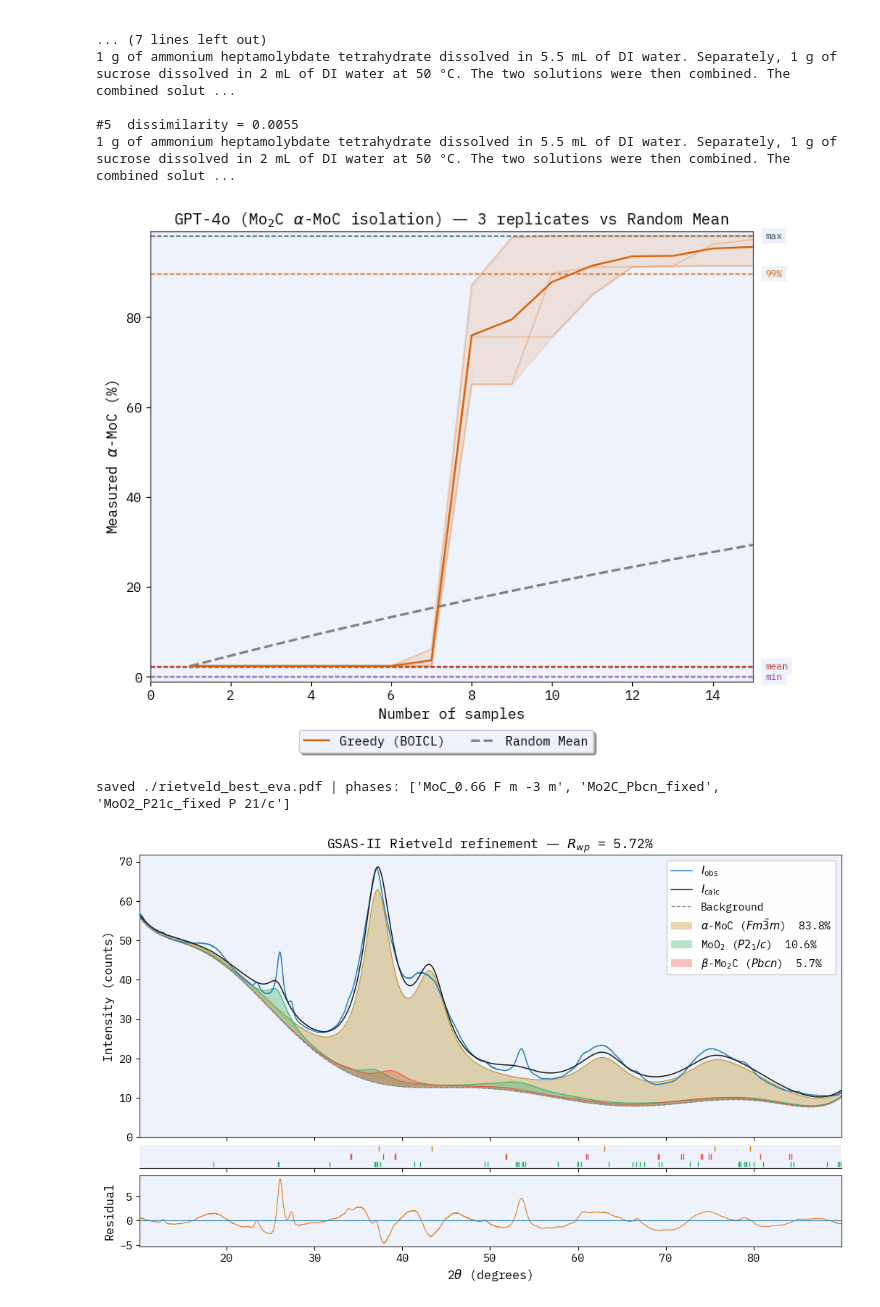
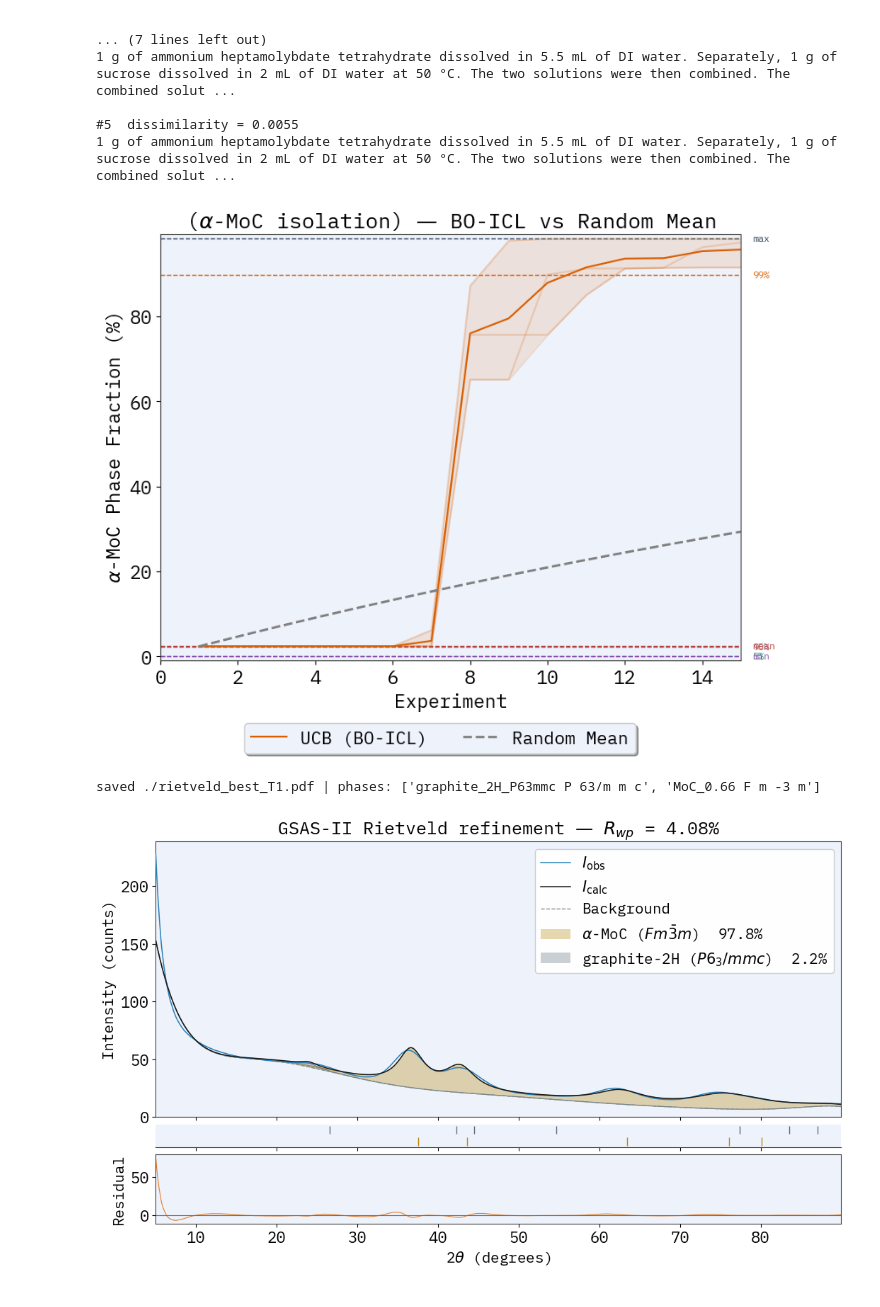
Before and after one commit to The-Porosoff-Group/boicl_crystal_phase_isolation, a Jupyter notebook: archive/chemistry_embeddings.ipynb, the cells around one changed output. Cells and saved outputs as stored; diff of their text form; code cells hidden in the pictures.

```diff
--- a/archive/chemistry_embeddings.ipynb
+++ b/archive/chemistry_embeddings.ipynb
@@ -2385,6 +2385,13 @@ plt.rcParams.update({
     "font.family":      FONT_FAMILY,
     "ytick.left":       True,
     "xtick.bottom":     True,
+    # ---- font sizes ----
+    "font.size":        16,   # base size (tick labels + any unsized text)
+    "axes.labelsize":   16,   # x / y axis labels
+    "axes.titlesize":   18,   # title
+    "xtick.labelsize":  16,
+    "ytick.labelsize":  16,
+    "legend.fontsize":  15,   # both ax legends and fig.legend
 })
 random.seed(0); np.random.seed(0)
 D2 = plt.cm.Dark2.colors
@@ -2395,7 +2402,7 @@ D2 = plt.cm.Dark2.colors
 # ═══════════════════════════════════════════════════════════════════════════════
 def plot_BO(ax, d, title, data, axis_name, lim=None, label=False, M=5,
             show_low=True, n_iter=30, show_sigma_band=True,
-            methods=(("greedy",                     D2[1], "Greedy (BOICL)"),
+            methods=(("greedy",                     D2[1], "UCB (BO-ICL)"),
                      ("upper_confidence_bound",     D2[0], "UCB"),
                      ("probability_of_improvement", D2[2], "POI"),
                      ("random",                     "gray", "Random"))):
@@ -2466,11 +2473,11 @@ def plot_BO(ax, d, title, data, axis_name, lim=None, label=False, M=5,
     for q, c, lab in guides:
         ax.axhline(q, ls="--", color=c, lw=1.0, zorder=1)
         ax.text(xr + 0.3, q, lab, va="center", ha="left",
-                backgroundcolor=PALE_BLUE, color=c, fontsize=8)
+                color=c, fontsize=8)
 
     ax.set_title(title)
-    ax.set_xlabel("Number of samples")
-    ax.set_ylabel(f"Measured {axis_name}")
+    ax.set_xlabel("Experiment")
+    ax.set_ylabel(f"{axis_name}")
     if lim:
         ax.set_ylim(lim)
 
@@ -2572,8 +2579,8 @@ lim = (data.min() - 1, data.max() + 1)
 
 plot_BO(
     axs, d,
-    title="GPT-4o (Mo$_2$C $\\alpha$-MoC isolation) — 3 replicates vs Random Mean",
-    data=data, axis_name=r"$\alpha$-MoC (%)",
+    title=r"($\alpha$-MoC isolation) — BO-ICL vs Random Mean",
+    data=data, axis_name=r"$\alpha$-MoC Phase Fraction (%)",
     lim=lim, label=True, M=5, show_low=True, n_iter=n_iter,
 )
 
@@ -2582,7 +2589,7 @@ plt.savefig("alpha_moc_bo_inverse_design.png", dpi=300, bbox_inches='tight')
 plt.savefig("alpha_moc_bo_inverse_design.pdf", bbox_inches='tight')
 plt.show()
 # %% [output]
-[figure, old version]
+[figure, new version]
 # %%
 """
 GSAS-II Rietveld plot — pale-blue theme to match the BO-ICL figure set.
@@ -2617,14 +2624,14 @@ plt.rcParams.update({
     "axes.edgecolor":   "#333333",
     "axes.grid":        False,
     "font.family":      FONT_FAMILY,
-    "font.size":        12, "axes.titlesize": 13, "axes.labelsize": 12,
-    "xtick.labelsize":  11, "ytick.labelsize": 11, "legend.fontsize": 10.5,
+    "font.size":        16, "axes.titlesize": 18, "axes.labelsize": 15,
+    "xtick.labelsize":  16, "ytick.labelsize": 16, "legend.fontsize": 15,
     "ytick.left": True, "xtick.bottom": True,
 })
 
 # ── CONFIG ────────────────────────────────────────────────────────────────────
-XLSX = "/Users/shane/repos/boicl_crystal_phase_isolation/archive/best_eva.xlsx"
-OUT  = "./rietveld_best_eva.pdf"
+XLSX = "/Users/shane/repos/boicl_crystal_phase_isolation/best_best_xrd_summary.xlsx"
+OUT  = "./rietveld_best_T1.pdf"
 
 # pretty labels + colors keyed by phase stem (fallbacks auto-assigned)
 PHASE_STYLE = {
@@ -2677,35 +2684,35 @@ ax_main.plot(x, obs, "-", color="#2980b9", lw=1.1, zorder=4, label="$I_{\\mathrm
 ax_main.plot(x, cal, "-", color="#1a1a1a", lw=1.1, zorder=5, label="$I_{\\mathrm{calc}}$")
 
 ax_main.set_ylabel("Intensity (counts)")
 ax_main.set_xlim(x.min(), x.max()); ax_main.set_ylim(bottom=0)
 ax_main.tick_params(labelbottom=False)
 ax_main.set_title(f"GSAS-II Rietveld refinement — $R_{{wp}}$ = {rwp:.2f}%")
 
 h, l = ax_main.get_legend_handles_labels()
 order = [h[-2], h[-1], h[-3]] + h[:-3]
 lab   = [l[-2], l[-1], l[-3]] + l[:-3]
 ax_main.legend(order, lab, loc="upper right", frameon=True, framealpha=0.95,
                edgecolor="#cccccc", facecolor="white")
 
 ax_tick.set_ylim(0, len(phases))
 for i, (stem, lbl, color) in enumerate(phases):
     row = len(phases) - 1 - i
     ticks = pdat[f"{stem} peak 2\u03b8"].dropna().to_numpy()
     ax_tick.vlines(ticks, row + 0.15, row + 0.85, color=color, lw=1.0)
 ax_tick.set_yticks([]); ax_tick.tick_params(labelbottom=False)
 for sp in ("left", "right", "top"): ax_tick.spines[sp].set_visible(False)
 
 ax_diff.plot(x, res, "-", color="#e67e22", lw=0.8)
 ax_diff.axhline(0, color="#2980b9", lw=0.8)
 ax_diff.set_ylabel("Residual"); ax_diff.set_xlabel(r"2$\theta$ (degrees)")
 
 fig.subplots_adjust(left=0.09, right=0.97, top=0.93, bottom=0.10)
 fig.savefig(OUT, bbox_inches="tight")
 fig.savefig(OUT.replace(".pdf", ".png"), dpi=300, bbox_inches="tight")
 print("saved", OUT, "| phases:", [p[0] for p in phases])
 # %% [output]
-saved ./rietveld_best_eva.pdf | phases: ['MoC_0.66 F m -3 m', 'Mo2C_Pbcn_fixed', 'MoO2_P21c_fixed P 21/c']
+saved ./rietveld_best_T1.pdf | phases: ['graphite_2H_P63mmc P 63/m m c', 'MoC_0.66 F m -3 m']
-[figure, old version]
+[figure, new version]
 # %%
 """
 Live BO-ICL trajectory (Traj 1, EI) — cubic alpha-MoC(1-x) wt% vs experiment.
```
Also changed, not shown: parts of 6 cells of this notebook, 35 other files.
